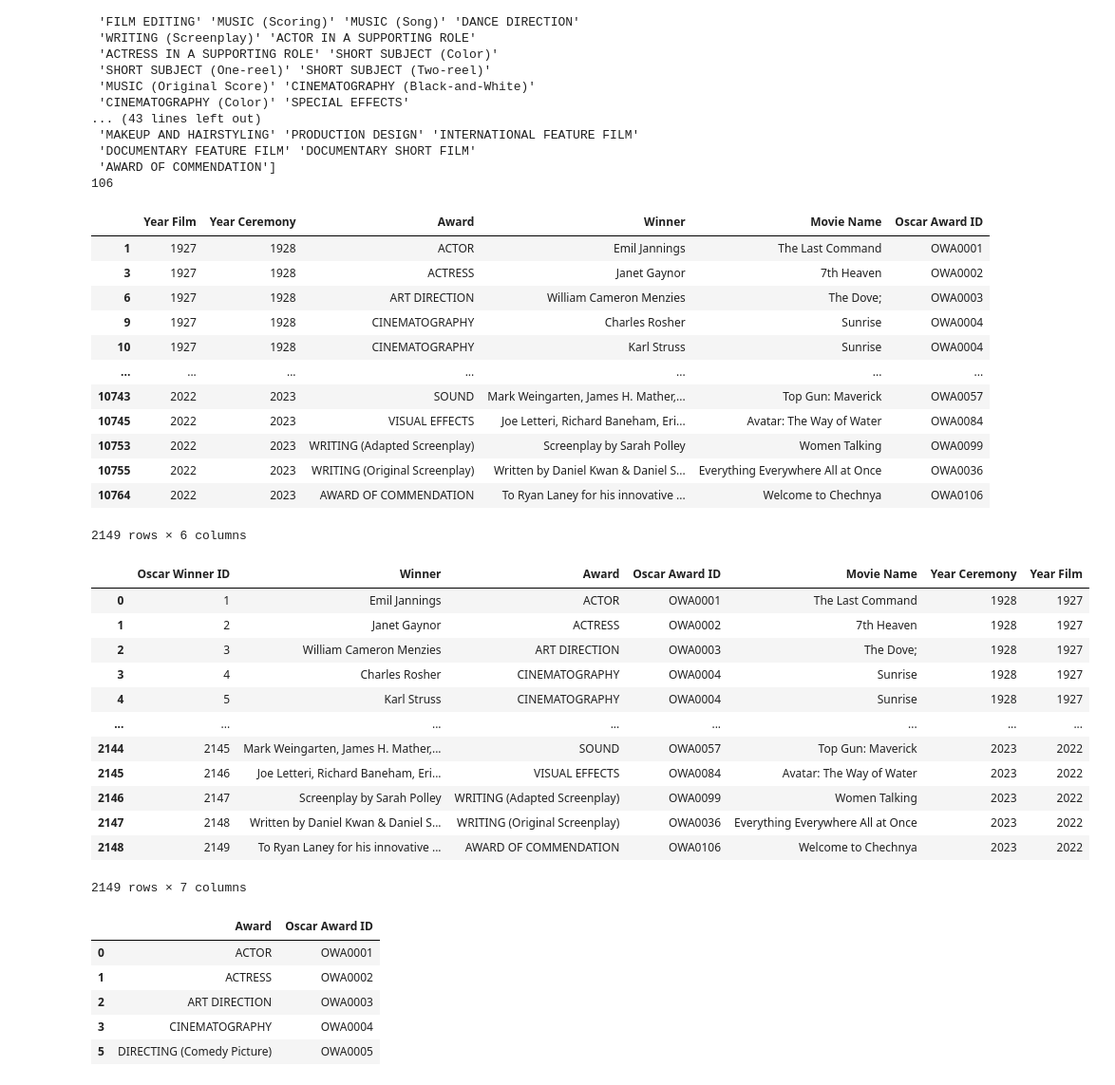
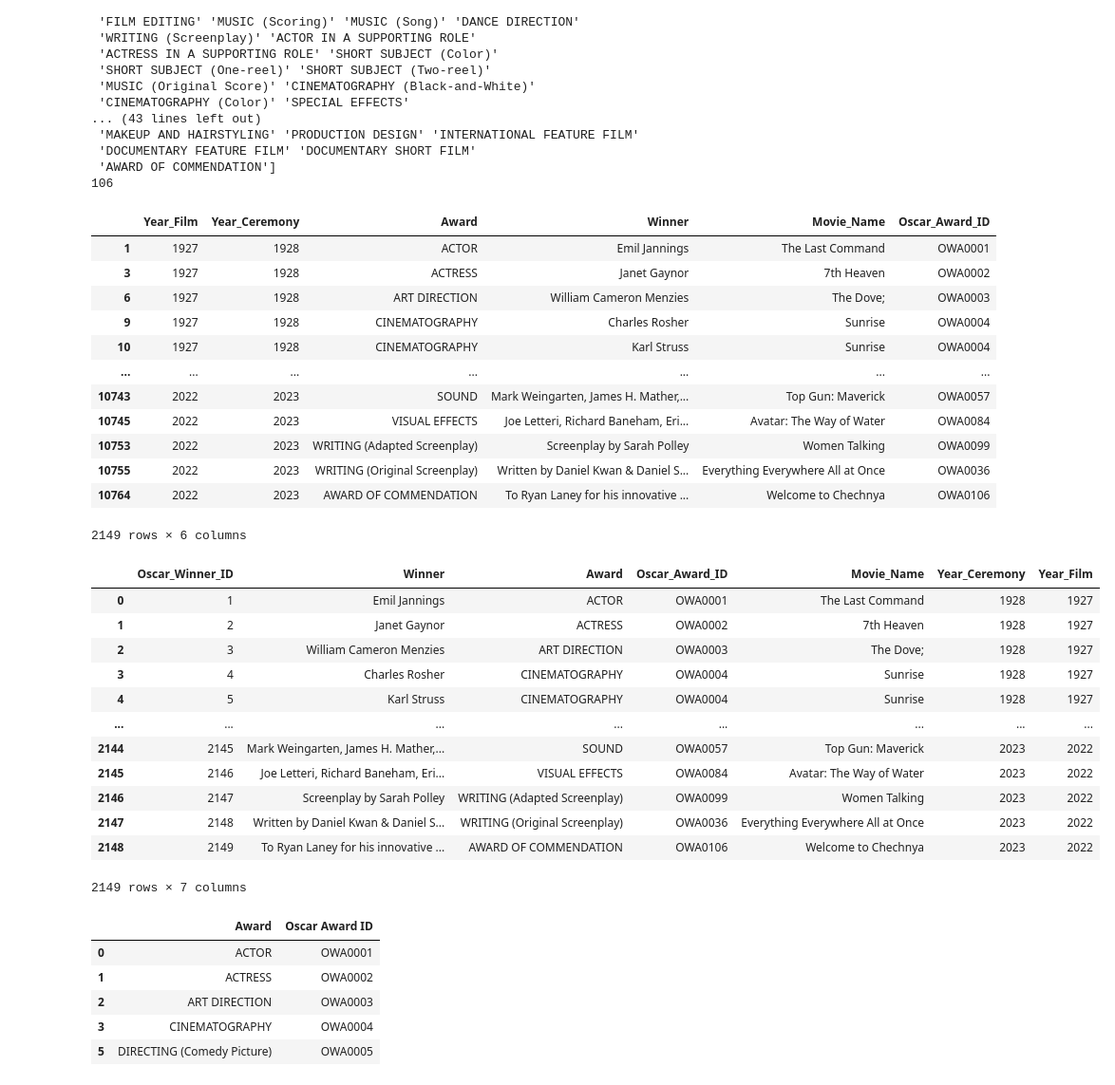
Before and after one commit to IrynaVitkovych/Project-3, a Jupyter notebook: Data Cleaning.ipynb, the cells around one changed output. Shown: that part at 95% size. Drawn from its saved outputs; the diff is of its cells as text; code cells hidden in the pictures.

```diff
--- a/Data Cleaning.ipynb
+++ b/Data Cleaning.ipynb
@@ -513,7 +513,7 @@ oscar_df.head(10)
 | 9 | 1927 | 1928 | CINEMATOGRAPHY | Charles Rosher | Sunrise | True |
 # %%
 # Rename columns
-oscar_df.rename(columns={'film': 'Movie Name', 'category': 'Award', 'year_film': 'Year Film', 'year_ceremony': 'Year Ceremony',
+oscar_df.rename(columns={'film': 'Movie_Name', 'category': 'Award', 'year_film': 'Year_Film', 'year_ceremony': 'Year_Ceremony',
 'name': 'Winner', 'winner': 'Status'}, inplace=True)
 oscar_df.head(10)
 # %% [output]
@@ -586,5 +586,5 @@ duplicate_rows
 # %%
 # Drop rows for a year 2024 (IMdB data is up to 2023)
-oscar_winners_df = oscar_winners_df[oscar_winners_df['Year Ceremony'] != 2024]
+oscar_winners_df = oscar_winners_df[oscar_winners_df['Year_Ceremony'] != 2024]
 oscar_winners_df.head(5)
 # %% [output]
@@ -647,12 +647,12 @@ oscar_award_ids = [
 award_id_mapping = dict(zip(unique_oscar_award, oscar_award_ids))
 
 # Add a new column with award IDs to the DataFrame
-clean_oscar_winners_df['Oscar Award ID'] = clean_oscar_winners_df['Award'].map(award_id_mapping)
+clean_oscar_winners_df['Oscar_Award_ID'] = clean_oscar_winners_df['Award'].map(award_id_mapping)
 
 # Display the updated DataFrame
 clean_oscar_winners_df
 # %% [output]
-|  | Year Film | Year Ceremony | Award | Winner | Movie Name | Oscar Award ID |
+|  | Year_Film | Year_Ceremony | Award | Winner | Movie_Name | Oscar_Award_ID |
 | 1 | 1927 | 1928 | ACTOR | Emil Jannings | The Last Command | OWA0001 |
 | 3 | 1927 | 1928 | ACTRESS | Janet Gaynor | 7th Heaven | OWA0002 |
 | 6 | 1927 | 1928 | ART DIRECTION | William Cameron Menzies | The Dove; | OWA0003 |
@@ -667,19 +667,19 @@ clean_oscar_winners_df
 2149 rows × 6 columns
 # %%
 # Add an ID for Oscar Winner
-clean_oscar_winners_df['Oscar Winner ID'] = range(1, len(clean_oscar_winners_df) + 1)
+clean_oscar_winners_df['Oscar_Winner_ID'] = range(1, len(clean_oscar_winners_df) + 1)
 
 # Remove the index column
 df_without_index = clean_oscar_winners_df.reset_index(drop=True)
 
 # Reorder the columns
-columns_order = ['Oscar Winner ID', 'Winner', 'Award', 'Oscar Award ID', 'Movie Name', 'Year Ceremony', 'Year Film']
+columns_order = ['Oscar_Winner_ID', 'Winner', 'Award', 'Oscar_Award_ID', 'Movie_Name', 'Year_Ceremony', 'Year_Film']
 new_oscar_winners_df = df_without_index[columns_order]
 
 # Display the updated DataFrame
 new_oscar_winners_df
 # %% [output]
-|  | Oscar Winner ID | Winner | Award | Oscar Award ID | Movie Name | Year Ceremony | Year Film |
+|  | Oscar_Winner_ID | Winner | Award | Oscar_Award_ID | Movie_Name | Year_Ceremony | Year_Film |
 | 0 | 1 | Emil Jannings | ACTOR | OWA0001 | The Last Command | 1928 | 1927 |
 | 1 | 2 | Janet Gaynor | ACTRESS | OWA0002 | 7th Heaven | 1928 | 1927 |
 | 2 | 3 | William Cameron Menzies | ART DIRECTION | OWA0003 | The Dove; | 1928 | 1927 |
```
Also changed, not shown: parts of 24 cells of this notebook, 3 other files.
